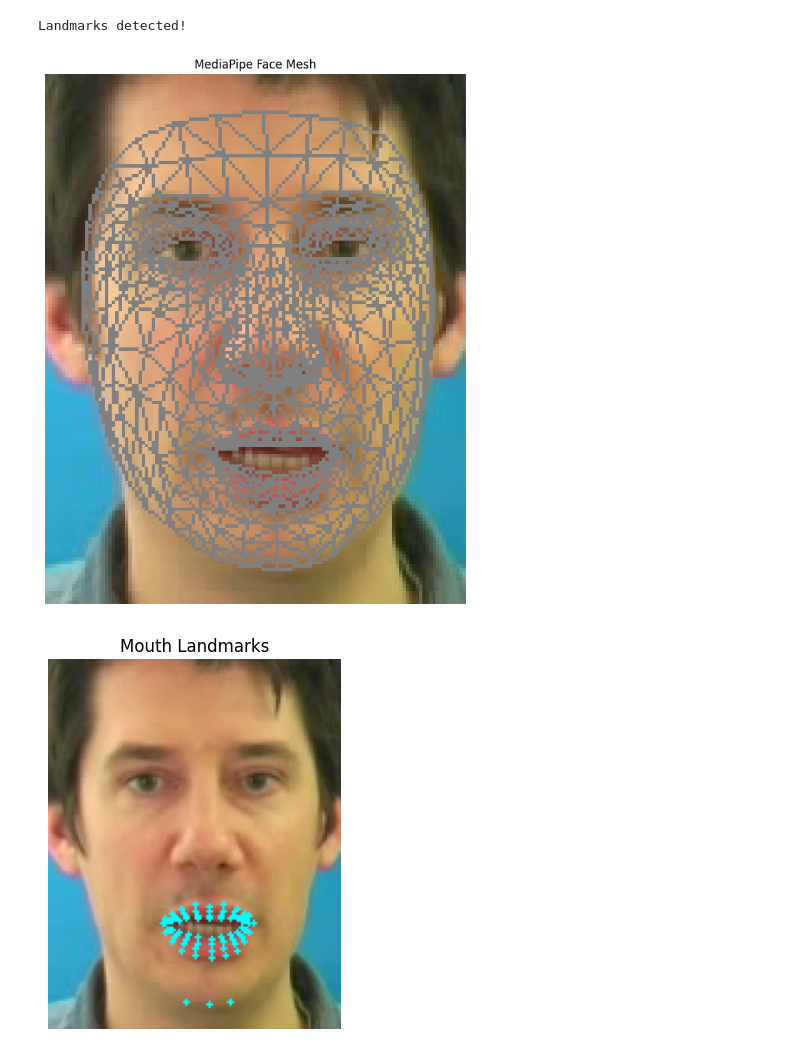
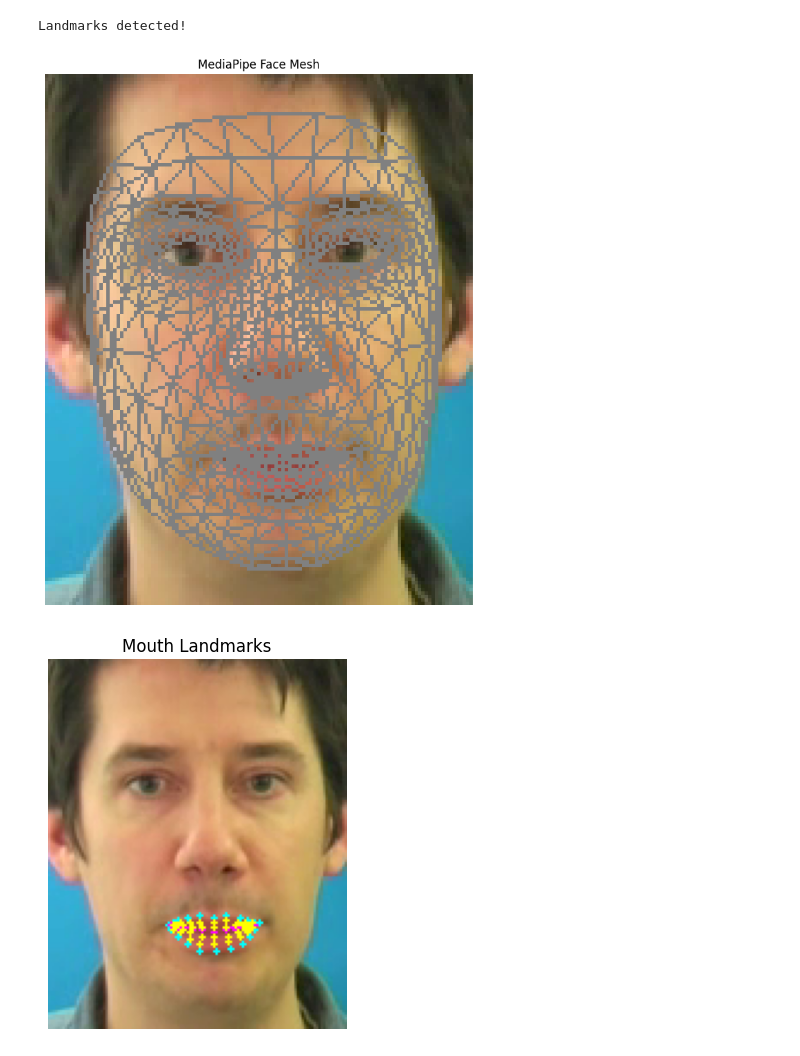
Before and after one commit to voR789/Lip-Reading, a Jupyter notebook: notebooks/cv_testing.ipynb, the cells around one changed output. Saved outputs shown, nothing was run; the diff lists cells and outputs as text; code cells hidden in the pictures.

```diff
--- a/notebooks/cv_testing.ipynb
+++ b/notebooks/cv_testing.ipynb
@@ -29,7 +29,7 @@ The autoreload extension is already loaded. To reload it, use:
 # Extract and display first frame
 video_path = r"C:\Projects\Lip_Reading\GRID\s1\bbaf2n.mpg"
 
-rgb_frame = load_video(video_path)[36]
+rgb_frame = load_video(video_path)[30]
 image_shape = rgb_frame.shape
 # isolate first frame of video for testing + dimensions
 
@@ -92,7 +92,7 @@ plt.title("MediaPipe Face Mesh")
 plt.axis("off")
 plt.show()
 # %% [output]
-[figure, old version]
+[figure, new version]
 # %%
 # Isolate lip landmarks and coordinates
 # Outer lips (full loop)
@@ -104,10 +104,10 @@ outer_lips = [
 
 # Inner lips (inside mouth opening)
 inner_lips = [
-    78, 191, 80, 81, 82,
-    312, 311, 310, 415, 308,
-    324, 318, 402, 317, 14,
-    87, 178, 88, 95, 13
+    78, 95, 88, 178, 87,
+    14, 317, 402, 318, 324,
+    308, 415, 310, 311, 312,
+    13, 82, 81, 80, 191
 ]
 
 inner_mouth = [
@@ -123,27 +123,47 @@ lower_jaw = [
 ]
 # Combine and remove duplicates
 mouth_indices = list((outer_lips + inner_lips + inner_mouth + lower_jaw))
+
 mouth_indices.sort()
 
 
 landmarks = get_landmarks(cropped_frame)[0]
 h, w, _ = cropped_frame.shape
 
-mouth_coords = []
-for i in mouth_indices:
+
+mouth_coords1 = []
+for i in outer_lips:
     landmark = landmarks.landmark[i]
     x, y = int(landmark.x * w), int(landmark.y * h)
-    mouth_coords.append((x, y))
+    mouth_coords1.append((x, y))
+
+
+mouth_coords2 = []
+for i in inner_lips:
+    landmark = landmarks.landmark[i]
+    x, y = int(landmark.x * w), int(landmark.y * h)
+    mouth_coords2.append((x, y))
+
+
+mouth_coords3 = []
+for i in inner_mouth:
+    landmark = landmarks.landmark[i]
+    x, y = int(landmark.x * w), int(landmark.y * h)
+    mouth_coords3.append((x, y))
 # %%
 # Display mouth landmarks
 mouth_frame = cropped_frame.copy()
-for x, y in mouth_coords:
+for x, y in mouth_coords1:
     cv2.circle(mouth_frame, (x, y), 1, (0, 255, 255), -1)
+for x, y in mouth_coords2:
+    cv2.circle(mouth_frame, (x, y), 1, (255, 0, 255), -1)
+for x, y in mouth_coords3:
+    cv2.circle(mouth_frame, (x, y), 1, (255, 255, 0), -1)
 
 plt.imshow(mouth_frame)
 plt.title("Mouth Landmarks")
 plt.axis("off")
 plt.show()
 # %% [output]
-[figure, old version]
+[figure, new version]
 # %%
```
Also changed, not shown: parts of 4 cells of this notebook.
